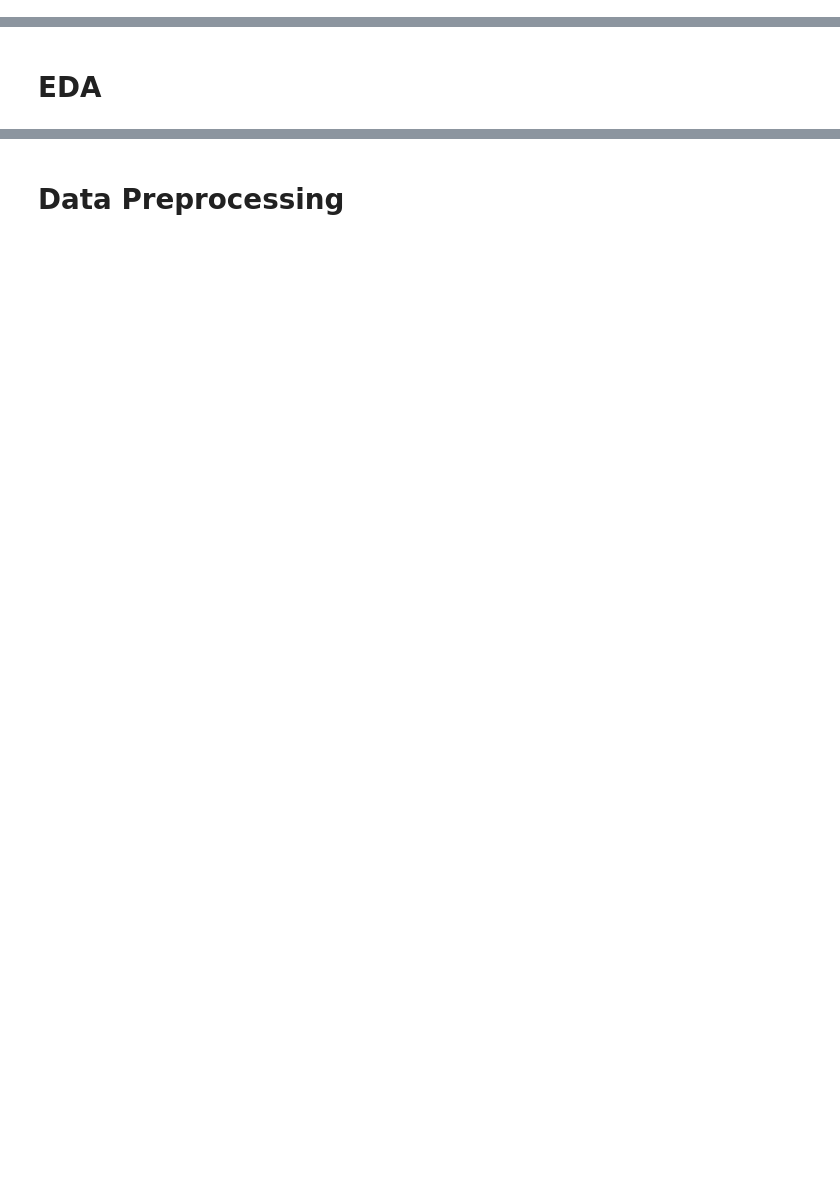
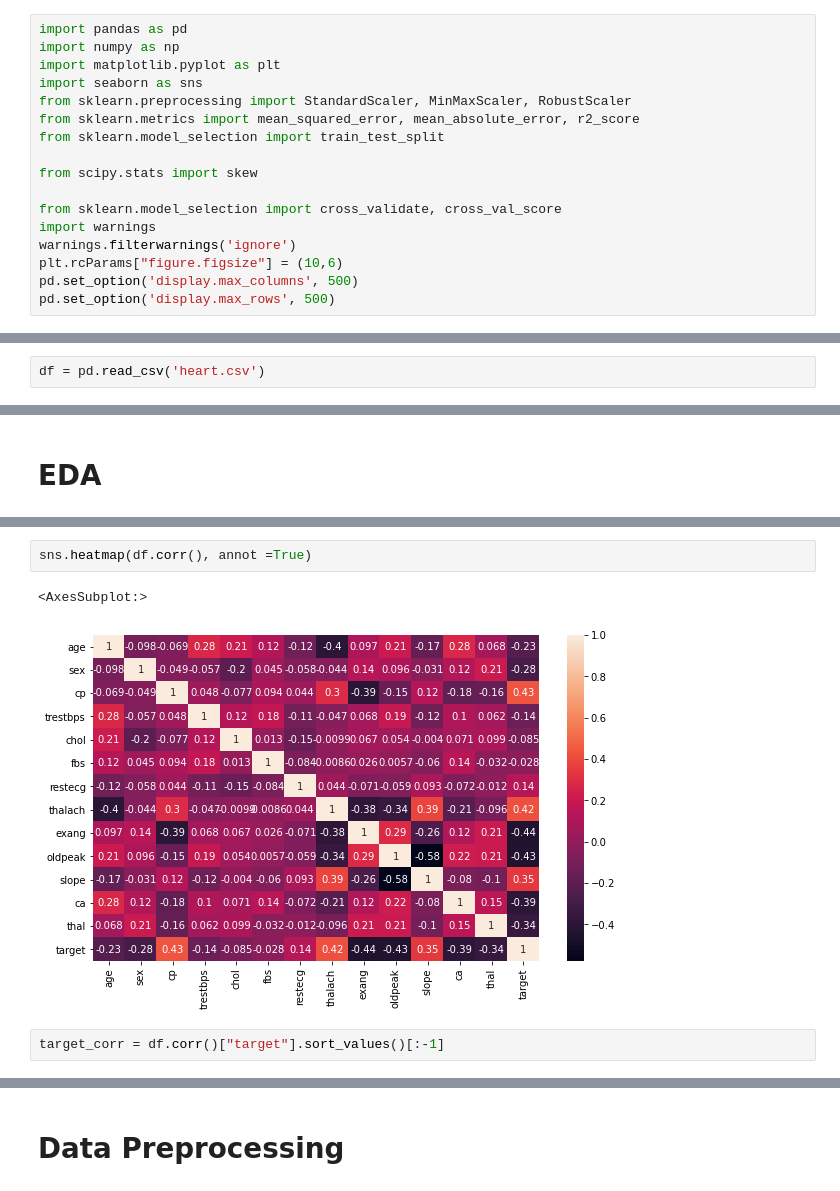
Before and after one commit to yasir5008/DS_-_ITF_Just_Working_Directory, a Jupyter notebook: ML/assignments/Heart_Stroke_Prediction_lab.ipynb, the cells around one changed output, grey strips where cells are left out. Saved outputs shown, nothing was run; the diff lists cells and outputs as text; blank space fills up the shorter version.

```diff
--- a/ML/assignments/Heart_Stroke_Prediction_lab.ipynb
+++ b/ML/assignments/Heart_Stroke_Prediction_lab.ipynb
@@ -23,5 +23,24 @@ Data vocabulary:
 14. #58 (num) (the predicted attribute): Value 0: < 50% diameter narrowing | Value 1: > 50% diameter narrowing
 # %% [markdown]
 # Import esential Libraries
+# %%
+import pandas as pd
+import numpy as np
+import matplotlib.pyplot as plt
+import seaborn as sns
+from sklearn.preprocessing import StandardScaler, MinMaxScaler, RobustScaler
+from sklearn.metrics import mean_squared_error, mean_absolute_error, r2_score
+from sklearn.model_selection import train_test_split
+
+from scipy.stats import skew
+
+from sklearn.model_selection import cross_validate, cross_val_score
+import warnings
+warnings.filterwarnings('ignore')
+plt.rcParams["figure.figsize"] = (10,6)
+pd.set_option('display.max_columns', 500)
+pd.set_option('display.max_rows', 500)
 # %% [markdown]
 # Ingest the data to notebook
+# %%
+df = pd.read_csv('heart.csv')
@@ -29,0 +96,7 @@ Data vocabulary:
+# %%
+sns.heatmap(df.corr(), annot =True)
+# %% [output]
+<AxesSubplot:>
+[figure, added]
+# %%
+target_corr = df.corr()["target"].sort_values()[:-1]
```
Also changed, not shown: parts of 8 cells of this notebook.
